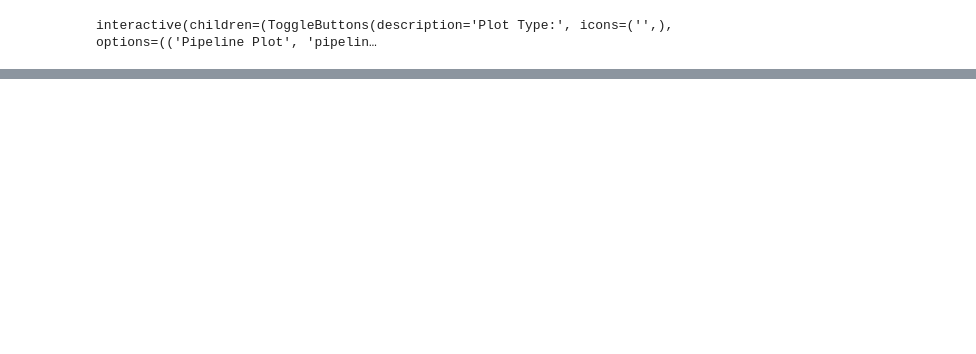
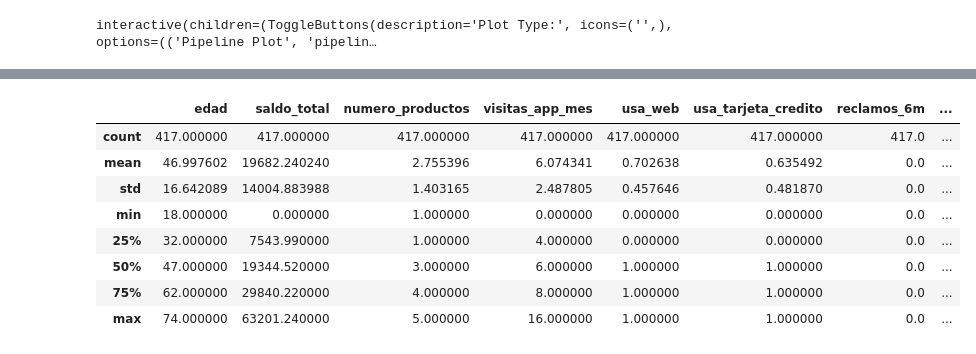
Before and after one commit to jessi02/DMC_MLE_G8, a Jupyter notebook: Taller2_MLE_Script.ipynb, the cells around one changed output, grey strips where cells are left out. Cells and saved outputs as stored; diff of their text form; code cells hidden in the pictures; blank space fills up the shorter version.

```diff
--- a/Taller2_MLE_Script.ipynb
+++ b/Taller2_MLE_Script.ipynb
@@ -390,0 +415,14 @@ shap.summary_plot(shap_values_fixed[:min_rows], X_train_transformed.iloc[:min_ro
+# %%
+df_sinreclamo= df[(df['reclamos_6m'] == 0) & (df['cerrara_cuenta'] == 1)]
+# %%
+df_sinreclamo.describe()
+# %% [output]
+|  | edad | saldo_total | numero_productos | visitas_app_mes | usa_web | usa_tarjeta_credito | reclamos_6m | ... |
+| count | 417.000000 | 417.000000 | 417.000000 | 417.000000 | 417.000000 | 417.000000 | 417.0 | ... |
+| mean | 46.997602 | 19682.240240 | 2.755396 | 6.074341 | 0.702638 | 0.635492 | 0.0 | ... |
+| std | 16.642089 | 14004.883988 | 1.403165 | 2.487805 | 0.457646 | 0.481870 | 0.0 | ... |
+| min | 18.000000 | 0.000000 | 1.000000 | 0.000000 | 0.000000 | 0.000000 | 0.0 | ... |
+| 25% | 32.000000 | 7543.990000 | 1.000000 | 4.000000 | 0.000000 | 0.000000 | 0.0 | ... |
+| 50% | 47.000000 | 19344.520000 | 3.000000 | 6.000000 | 1.000000 | 1.000000 | 0.0 | ... |
+| 75% | 62.000000 | 29840.220000 | 4.000000 | 8.000000 | 1.000000 | 1.000000 | 0.0 | ... |
+| max | 74.000000 | 63201.240000 | 5.000000 | 16.000000 | 1.000000 | 1.000000 | 0.0 | ... |
```
Also changed, not shown: parts of 15 cells of this notebook.
